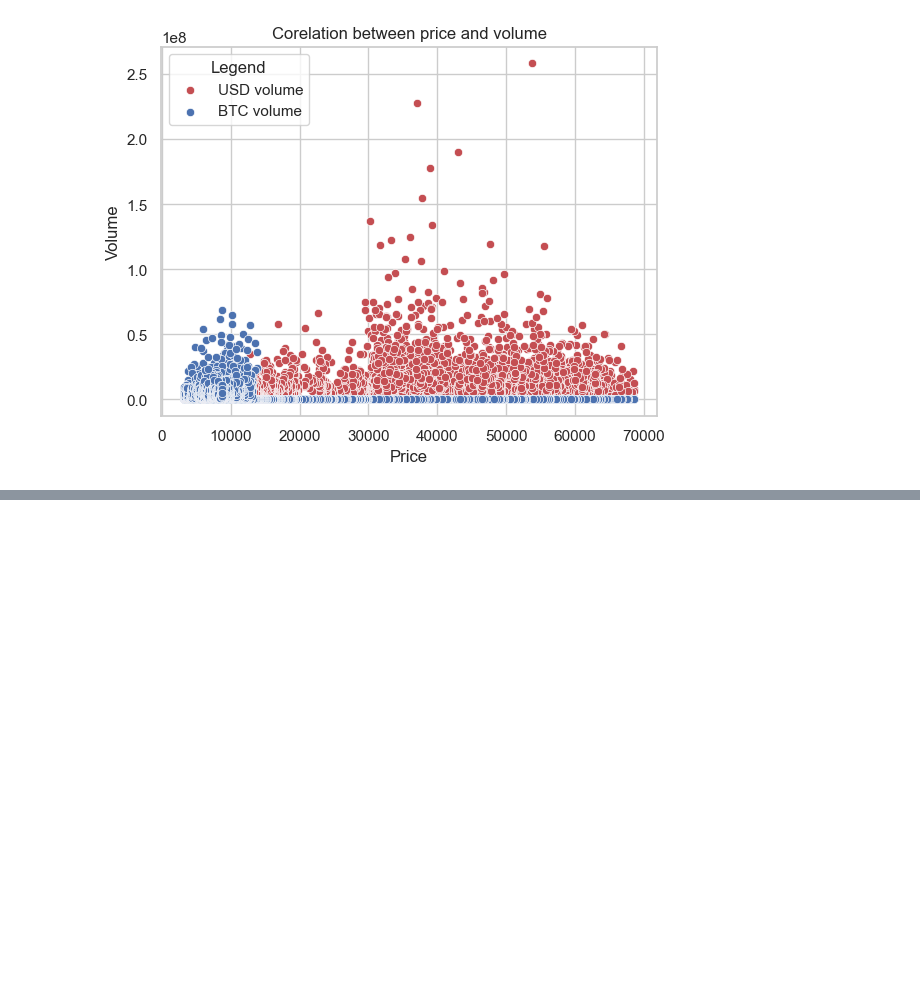
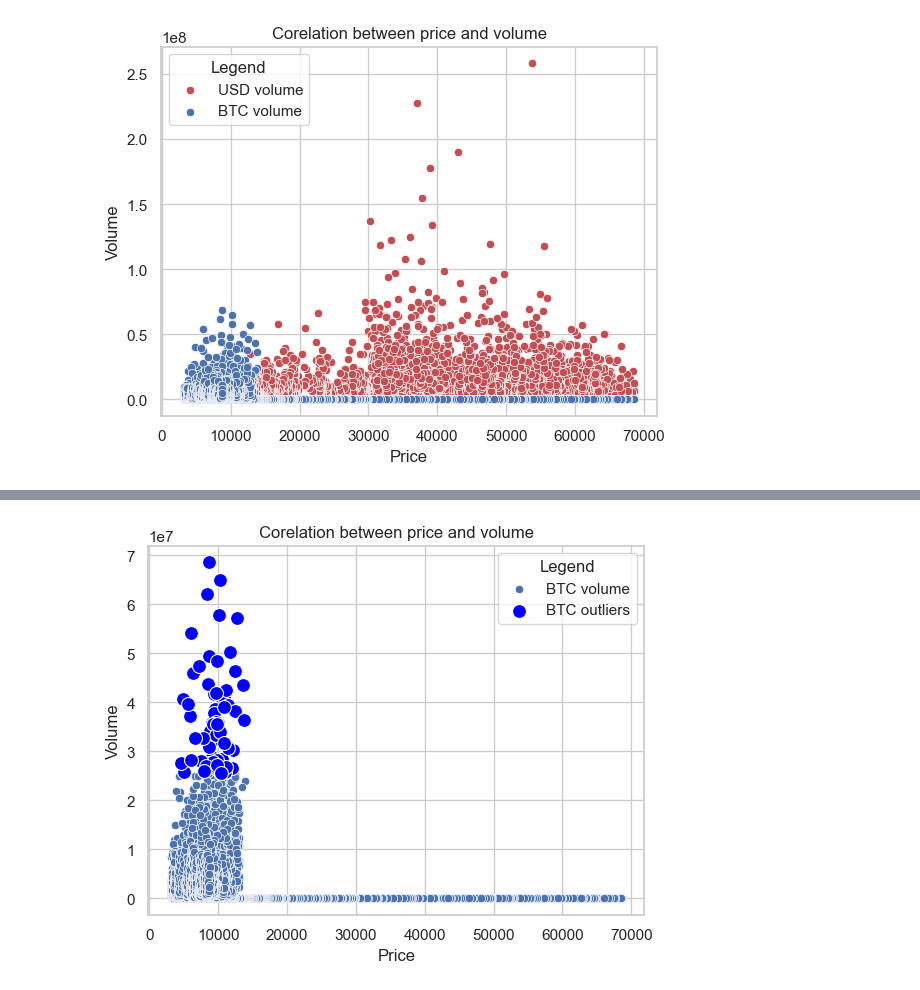
Before and after one commit to iAndRYou/anomalies, a Jupyter notebook: model.ipynb, the cells around one changed output, grey strips where cells are left out. Cells and saved outputs as stored; diff of their text form; code cells hidden in the pictures; blank space fills up the shorter version.

```diff
--- a/model.ipynb
+++ b/model.ipynb
@@ -119,0 +111,4 @@ outliers.describe()
+# %%
+plot_price_volume_corelation(bitcoin_df, outliers_BTC=correlation_outliers_BTC, hide_USD=True)
+# %% [output]
+[figure, added]
```
Also changed, not shown: parts of 12 cells of this notebook, 1 other file.
